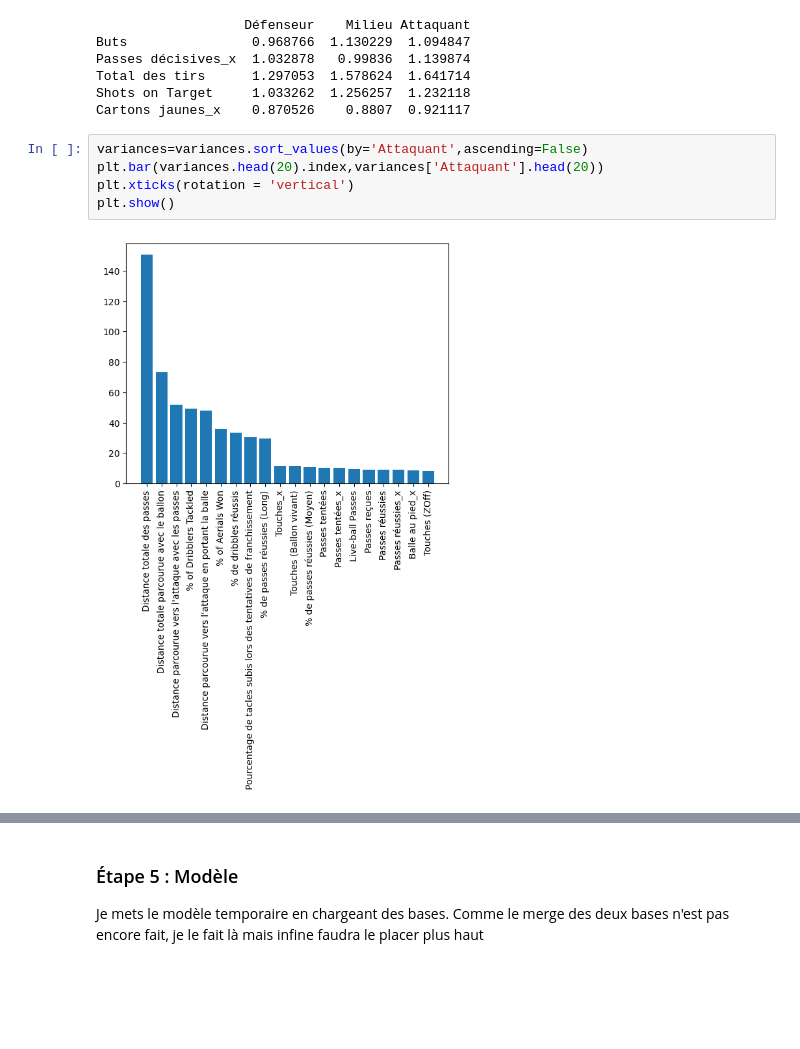
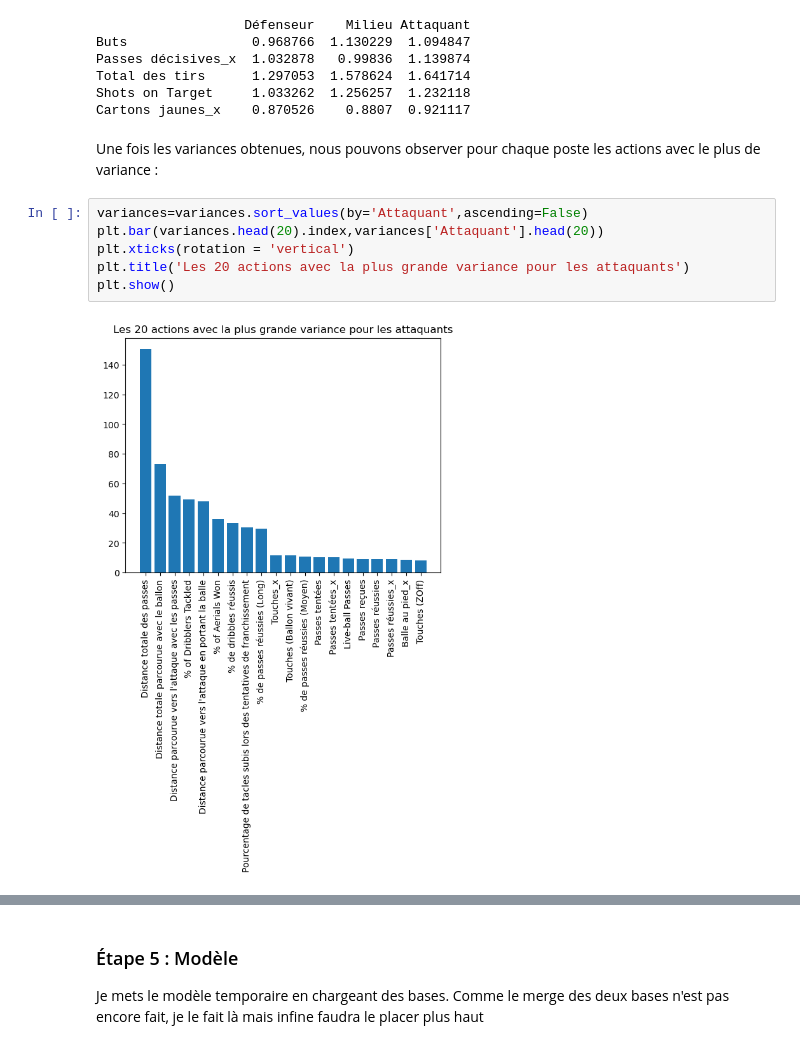
Before and after one commit to lecoqm/evaluation_football, a Jupyter notebook: main.ipynb, the cells around one changed output, grey strips where cells are left out. Drawn from its saved outputs; the diff is of its cells as text; blank space fills up the shorter version.

```diff
--- a/main.ipynb
+++ b/main.ipynb
@@ -373,13 +383,16 @@ Passes décisives_x  1.032878   0.99836  1.139874
 Total des tirs      1.297053  1.578624  1.641714
 Shots on Target     1.033262  1.256257  1.232118
 Cartons jaunes_x    0.870526    0.8807  0.921117
+# %% [markdown]
+Une fois les variances obtenues, nous pouvons observer pour chaque poste les actions avec le plus de variance :
 # %%
 variances=variances.sort_values(by='Attaquant',ascending=False)
 plt.bar(variances.head(20).index,variances['Attaquant'].head(20))
 plt.xticks(rotation = 'vertical')
+plt.title('Les 20 actions avec la plus grande variance pour les attaquants')
 plt.show()
 # %% [output]
-[figure, old version]
+[figure, new version]
 # %%
 variances=variances.sort_values(by='Milieu',ascending=False)
 plt.bar(variances.head(20).index,variances['Milieu'].head(20))
```
Also changed, not shown: parts of 8 cells of this notebook.
